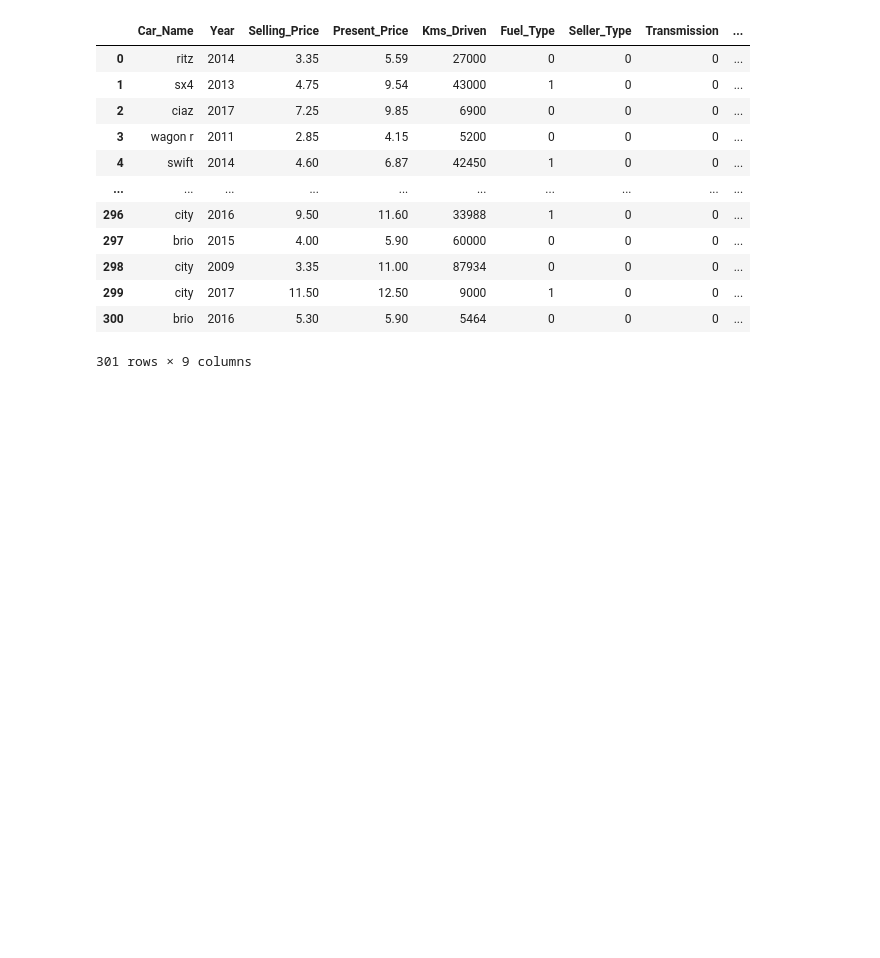
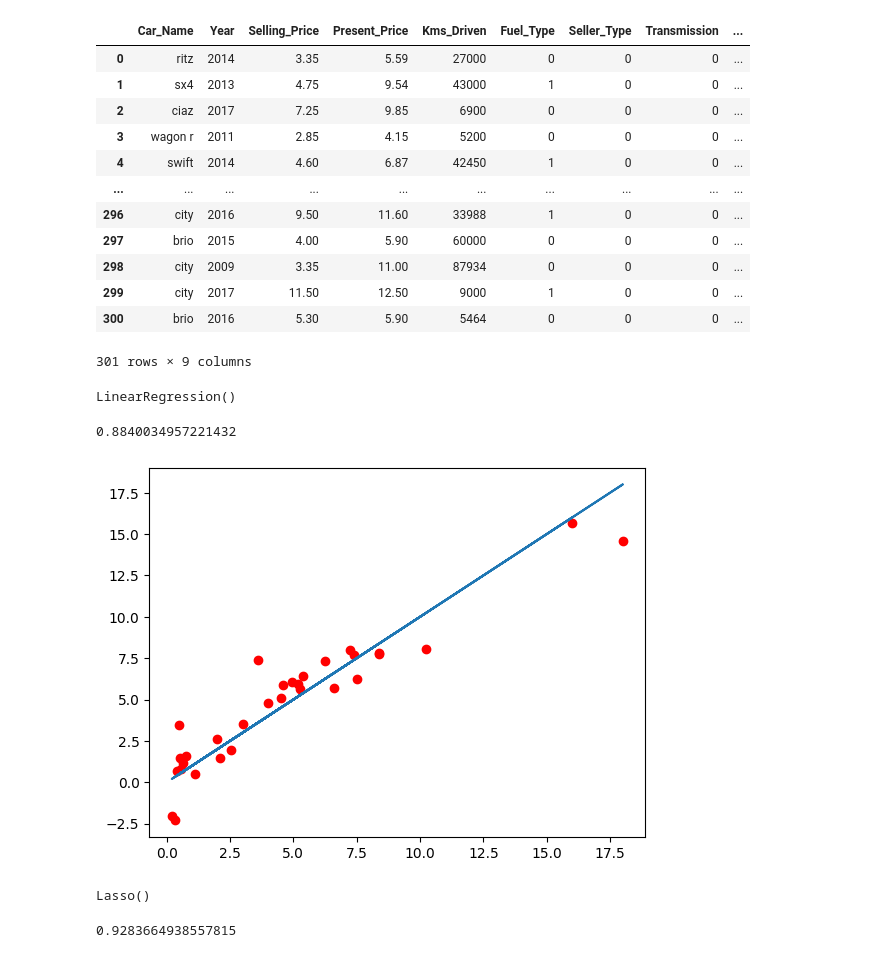
Before and after one commit to itssingh14/car_price_prediction, a Jupyter notebook: notebook.ipynb, the cells around one changed output. Cells and saved outputs as stored; diff of their text form; code cells hidden in the pictures; blank space fills up the shorter version.

```diff
--- a/notebook.ipynb
+++ b/notebook.ipynb
@@ -97,3 +101,30 @@ dataset
 | 299 | city | 2017 | 11.50 | 12.50 | 9000 | 1 | 0 | 0 | ... |
 | 300 | brio | 2016 | 5.30 | 5.90 | 5464 | 0 | 0 | 0 | ... |
 301 rows × 9 columns
+# %%
+X = dataset.drop(['Car_Name', 'Selling_Price'], axis=1).values
+y = dataset['Selling_Price'].values
+# %%
+X_train, X_test, y_train, y_test = train_test_split(X, y, test_size=0.1, random_state=21)
+# %%
+model = LinearRegression()
+model.fit(X_train, y_train)
+# %% [output]
+LinearRegression()
+# %%
+y_pred = model.predict(X_test)
+# %%
+r2_score(y_pred=y_pred, y_true=y_test)
+# %% [output]
+0.8840034957221432
+# %%
+plt.scatter(y_test, y_pred, c='r')
+plt.plot(y_test, y_test)
+plt.show()
+# %% [output]
+[figure, added]
+# %%
+model = Lasso()
+model.fit(X_train, y_train)
+# %% [output]
+Lasso()
@@ -99,0 +133,4 @@ dataset
+# %%
+r2_score(y_pred=y_pred, y_true=y_test)
+# %% [output]
+0.9283664938557815
```
Also changed, not shown: parts of 4 cells of this notebook.
